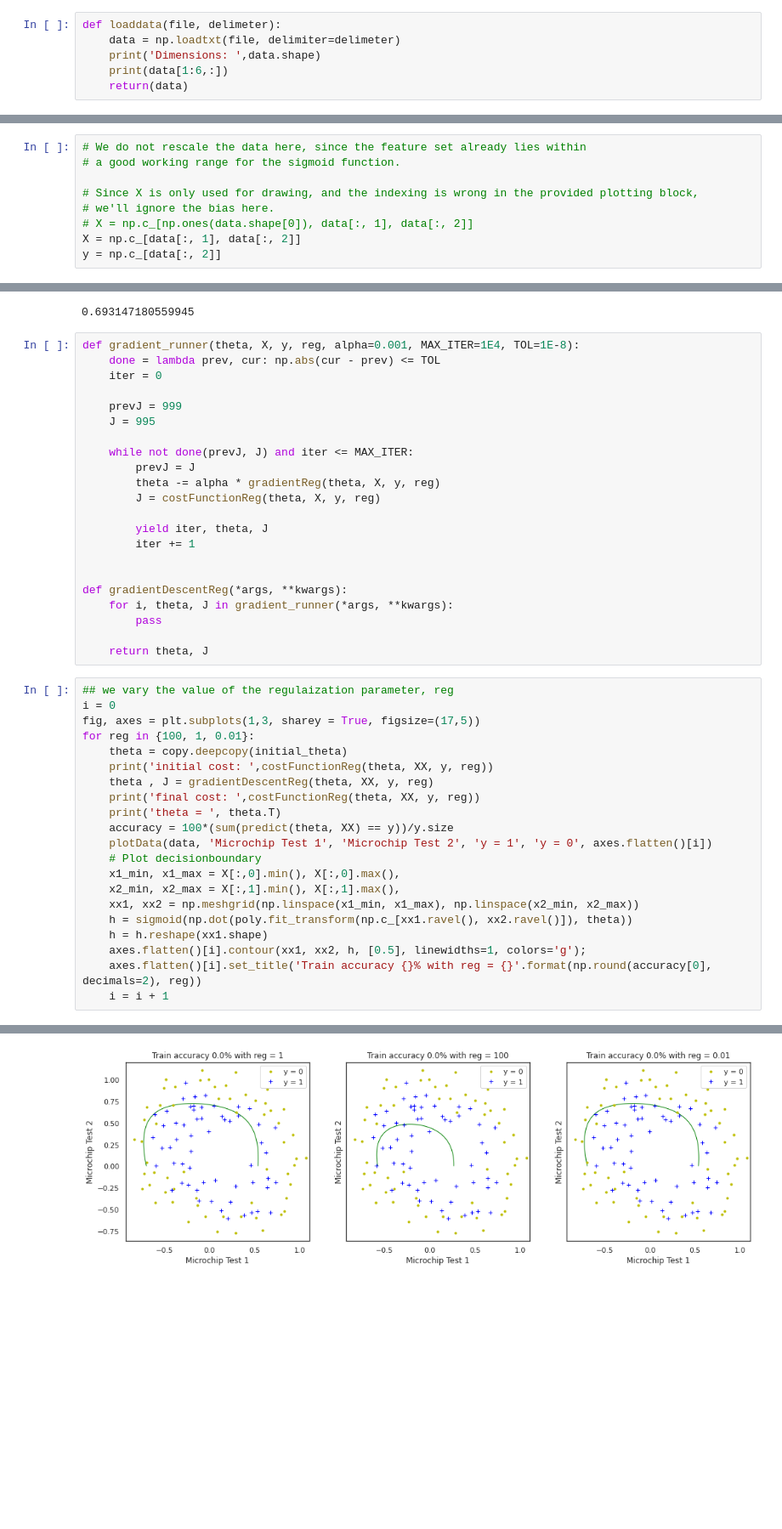
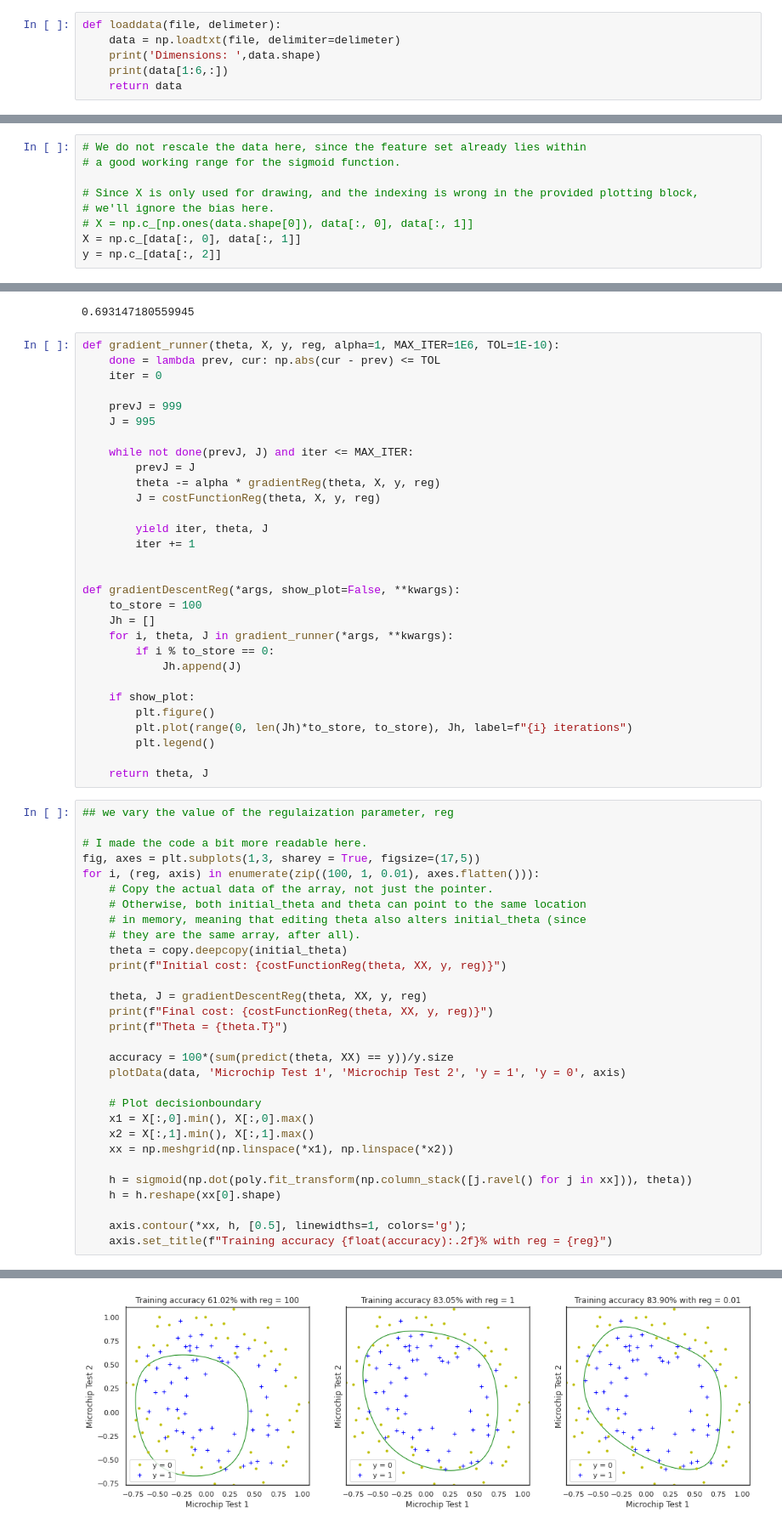
Before and after one commit to KevoSoftworks/machine_learning, a Jupyter notebook: logistic_regression/assignment_part_2.ipynb, the cells around one changed output, grey strips where cells are left out. Shown at 85% size. Drawn from its saved outputs; the diff is of its cells as text; blank space fills up the shorter version.

```diff
--- a/logistic_regression/assignment_part_2.ipynb
+++ b/logistic_regression/assignment_part_2.ipynb
@@ -34,7 +26,7 @@ def loaddata(file, delimeter):
     data = np.loadtxt(file, delimiter=delimeter)
     print('Dimensions: ',data.shape)
     print(data[1:6,:])
-    return(data)
+    return data
 # %%
 def split_data(data):
     x0, y0 = np.hsplit(data[data[:,2] == 0, :2], 2)
@@ -87,8 +82,8 @@ Dimensions:  (118, 3)
 
 # Since X is only used for drawing, and the indexing is wrong in the provided plotting block,
 # we'll ignore the bias here.
-# X = np.c_[np.ones(data.shape[0]), data[:, 1], data[:, 2]]
-X = np.c_[data[:, 1], data[:, 2]]
+# X = np.c_[np.ones(data.shape[0]), data[:, 0], data[:, 1]]
+X = np.c_[data[:, 0], data[:, 1]]
 y = np.c_[data[:, 2]]
 # %%
 plotData(data, 'Microchip Test 1', 'Microchip Test 2', 'y = 1', 'y = 0')
@@ -130,7 +128,7 @@ costFunctionReg(initial_theta, XX, y, 1)
 # %% [output]
 0.693147180559945
 # %%
-def gradient_runner(theta, X, y, reg, alpha=0.001, MAX_ITER=1E4, TOL=1E-8):
+def gradient_runner(theta, X, y, reg, alpha=1, MAX_ITER=1E6, TOL=1E-10):
     done = lambda prev, cur: np.abs(cur - prev) <= TOL
     iter = 0
 
@@ -146,30 +144,47 @@ def gradient_runner(theta, X, y, reg, alpha=0.001, MAX_ITER=1E4, TOL=1E-8):
         iter += 1
 
 
-def gradientDescentReg(*args, **kwargs):
+def gradientDescentReg(*args, show_plot=False, **kwargs):
+    to_store = 100
+    Jh = []
     for i, theta, J in gradient_runner(*args, **kwargs):
-        pass
+        if i % to_store == 0:
+            Jh.append(J)
+
+    if show_plot:
+        plt.figure()
+        plt.plot(range(0, len(Jh)*to_store, to_store), Jh, label=f"{i} iterations")
+        plt.legend()
 
     return theta, J
 # %%
 ## we vary the value of the regulaization parameter, reg
-i = 0
+
+# I made the code a bit more readable here.
 fig, axes = plt.subplots(1,3, sharey = True, figsize=(17,5))
-for reg in {100, 1, 0.01}:
+for i, (reg, axis) in enumerate(zip((100, 1, 0.01), axes.flatten())):
+    # Copy the actual data of the array, not just the pointer.
+    # Otherwise, both initial_theta and theta can point to the same location
+    # in memory, meaning that editing theta also alters initial_theta (since
+    # they are the same array, after all).
     theta = copy.deepcopy(initial_theta)
-    print('initial cost: ',costFunctionReg(theta, XX, y, reg))
-    theta , J = gradientDescentReg(theta, XX, y, reg)
-    print('final cost: ',costFunctionReg(theta, XX, y, reg))
-    print('theta = ', theta.T)
+    print(f"Initial cost: {costFunctionReg(theta, XX, y, reg)}")
+
+    theta, J = gradientDescentReg(theta, XX, y, reg)
+    print(f"Final cost: {costFunctionReg(theta, XX, y, reg)}")
+    print(f"Theta = {theta.T}")
+
     accuracy = 100*(sum(predict(theta, XX) == y))/y.size
-    plotData(data, 'Microchip Test 1', 'Microchip Test 2', 'y = 1', 'y = 0', axes.flatten()[i])
+    plotData(data, 'Microchip Test 1', 'Microchip Test 2', 'y = 1', 'y = 0', axis)
+
     # Plot decisionboundary
-    x1_min, x1_max = X[:,0].min(), X[:,0].max(),
-    x2_min, x2_max = X[:,1].min(), X[:,1].max(),
-    xx1, xx2 = np.meshgrid(np.linspace(x1_min, x1_max), np.linspace(x2_min, x2_max))
-    h = sigmoid(np.dot(poly.fit_transform(np.c_[xx1.ravel(), xx2.ravel()]), theta))
-    h = h.reshape(xx1.shape)
-    axes.flatten()[i].contour(xx1, xx2, h, [0.5], linewidths=1, colors='g');
-    axes.flatten()[i].set_title('Train accuracy {}% with reg = {}'.format(np.round(accuracy[0], decimals=2), reg))
-    i = i + 1
+    x1 = X[:,0].min(), X[:,0].max()
+    x2 = X[:,1].min(), X[:,1].max()
+    xx = np.meshgrid(np.linspace(*x1), np.linspace(*x2))
+
+    h = sigmoid(np.dot(poly.fit_transform(np.column_stack([j.ravel() for j in xx])), theta))
+    h = h.reshape(xx[0].shape)
+
+    axis.contour(*xx, h, [0.5], linewidths=1, colors='g');
+    axis.set_title(f"Training accuracy {float(accuracy):.2f}% with reg = {reg}")
 # %% [output]
@@ -193 +208 @@ theta =  [[ 0.00902854 -0.0172553   0.00598374 -0.05351558 -0.01306379 -0.037104
-[figure, old version]
+[figure, new version]
```
Also changed, not shown: parts of 7 cells of this notebook, 1 other file.
